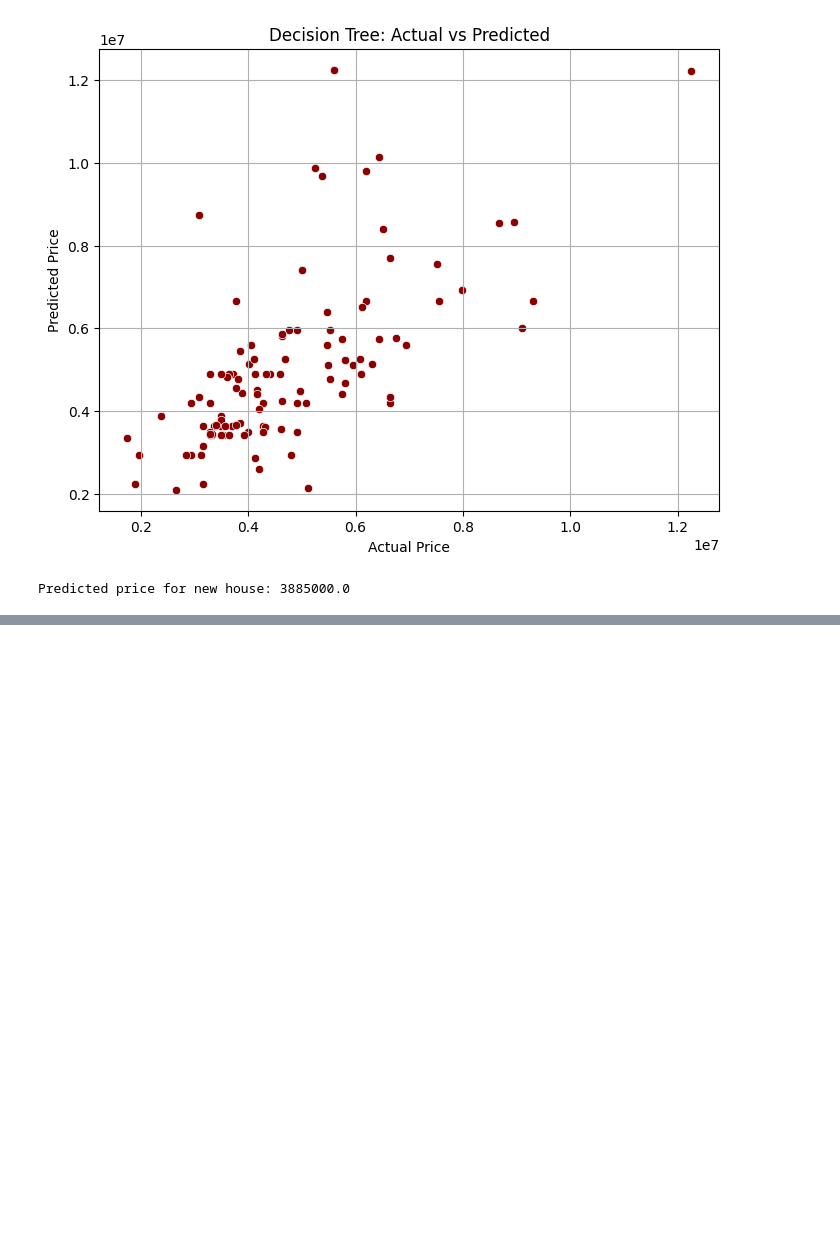
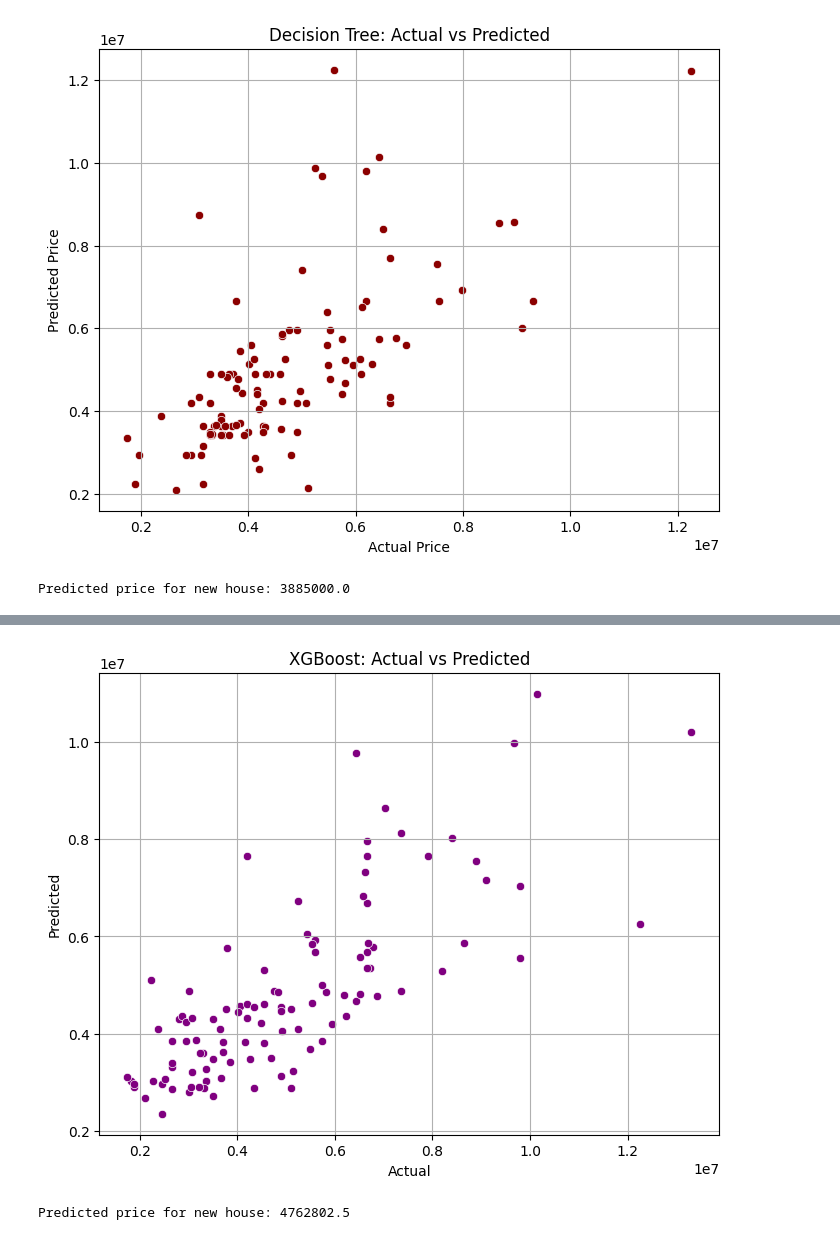
Before and after one commit to Lulieeliyas/AI-Group-one-Project, a Jupyter notebook: notebook4f70c222bd.ipynb, the cells around one changed output, grey strips where cells are left out. Cells and saved outputs as stored; diff of their text form; code cells hidden in the pictures; blank space fills up the shorter version.

Commit message:
Kaggle Notebook | notebook4f70c222bd | Version 7

```diff
--- a/notebook4f70c222bd.ipynb
+++ b/notebook4f70c222bd.ipynb
@@ -402,3 +402,68 @@ R² Score: 0.15497844154884455
 MSE: 2434944974770.642
 [figure]
 Predicted price for new house: 3885000.0
+# %%
+# house_price_prediction_xgb.py
+
+import pandas as pd
+import numpy as np
+from sklearn.model_selection import train_test_split
+from xgboost import XGBRegressor
+from sklearn.metrics import mean_squared_error, r2_score
+import matplotlib.pyplot as plt
+import seaborn as sns
+
+# 1. Load dataset
+df = pd.read_csv('/kaggle/input/proojects/House Price.csv')
+
+# 2. Preview
+print("First 5 rows:\n", df.head())
+
+# 3. Handle missing values
+print("\nMissing values:\n", df.isnull().sum())
+df = df.dropna()
+
+# 4. Encode categorical columns
+categorical_cols = df.select_dtypes(include=['object']).columns
+print("\nEncoding:", list(categorical_cols))
+df = pd.get_dummies(df, columns=categorical_cols, drop_first=True)
+
+# 5. Features and target
+X = df.drop('price', axis=1)
+y = df['price']
+
+# 6. Split data
+X_train, X_test, y_train, y_test = train_test_split(X, y, test_size=0.2, random_state=42)
+
+# 7. Train model
+model = XGBRegressor()
+model.fit(X_train, y_train)
+
+# 8. Predict
+y_pred = model.predict(X_test)
+
+# 9. Evaluate
+print("\nEvaluation:")
+print("R² Score:", r2_score(y_test, y_pred))
+print("MSE:", mean_squared_error(y_test, y_pred))
+
+# 10. Plot
+plt.figure(figsize=(8, 6))
+sns.scatterplot(x=y_test, y=y_pred, color='purple')
+plt.xlabel("Actual")
+plt.ylabel("Predicted")
+plt.title("XGBoost: Actual vs Predicted")
+plt.grid(True)
+plt.show()
+
+# 11. Predict new house
+sample = pd.DataFrame([0] * X.shape[1], index=X.columns).T
+sample.at[0, 'area'] = 3000
+sample.at[0, 'bedrooms'] = 3
+sample.at[0, 'bathrooms'] = 2
+sample.at[0, 'stories'] = 2
+sample.at[0, 'parking'] = 1
+
+pred = model.predict(sample)
+print("\nPredicted price for new house:", pred[0])
+# %% [output]
@@ -404,0 +487,2 @@ Predicted price for new house: 3885000.0
+[figure, added]
+Predicted price for new house: 4762802.5
```
Also changed, not shown: parts of 1 cell of this notebook.
